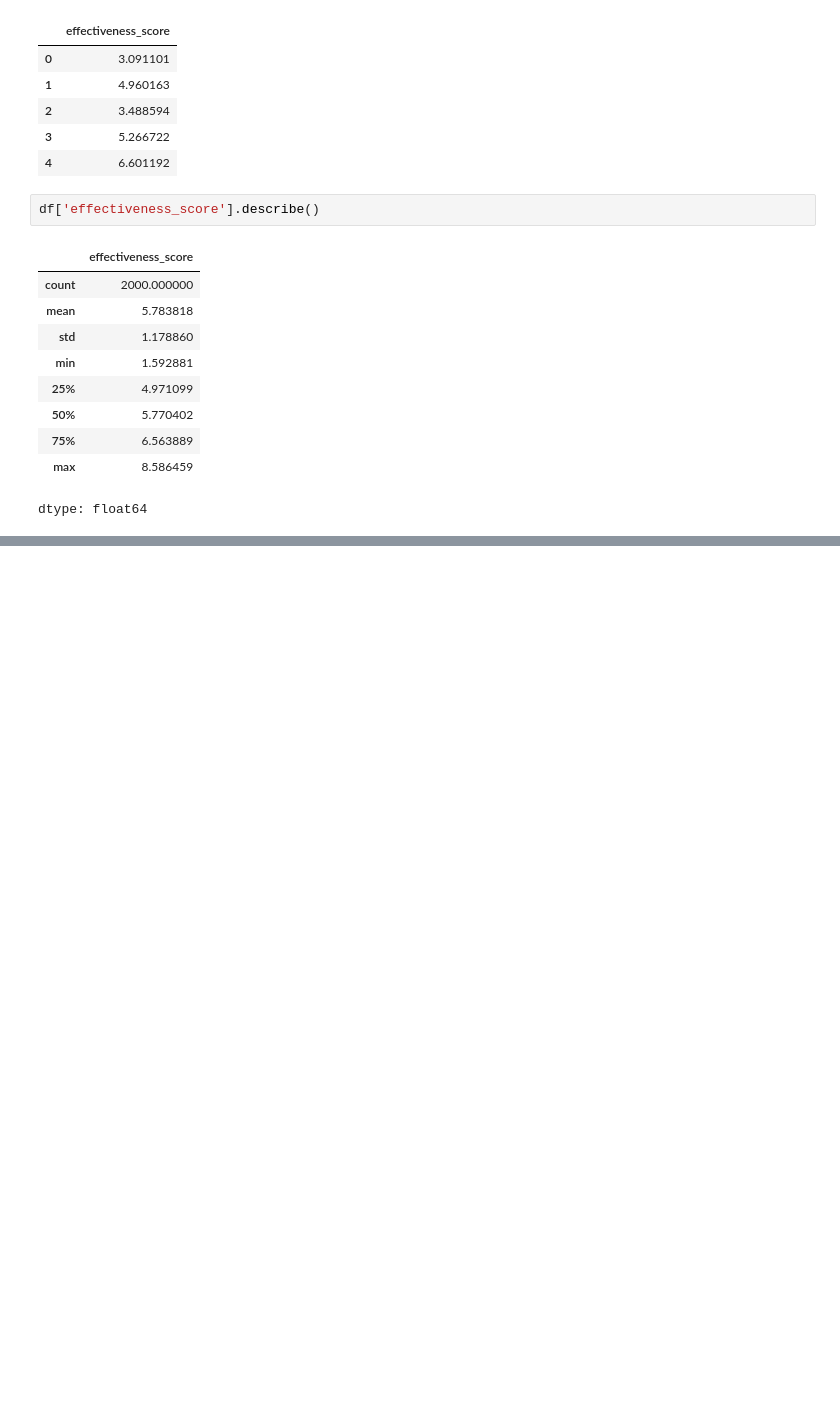
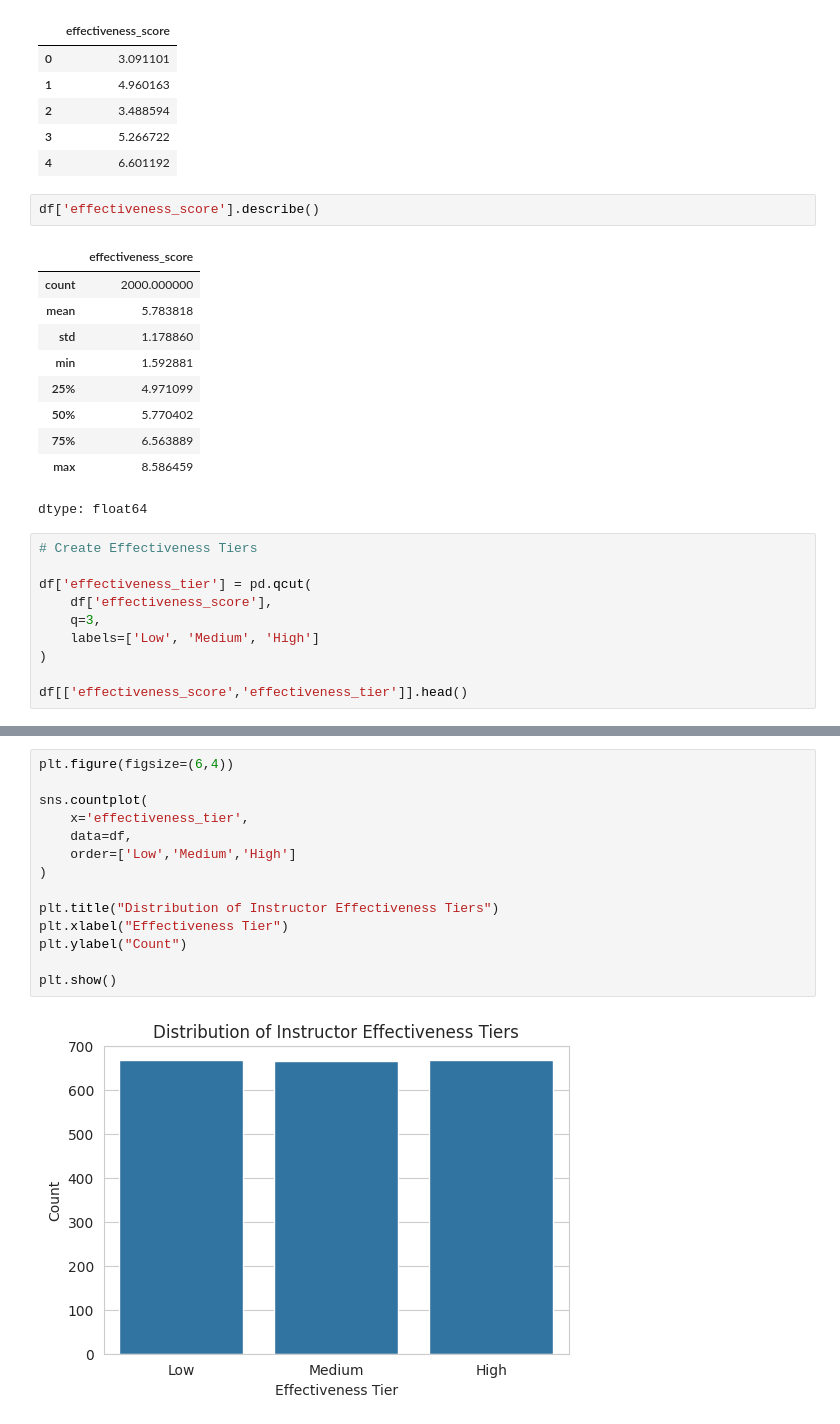
Before and after one commit to pranjalgupta4482-ui/Sales-Performance-Promotion-Impact-Analysis, a Jupyter notebook: content/02-getting-started/jupyter_notebooks.ipynb, the cells around one changed output, grey strips where cells are left out. Drawn from its saved outputs; the diff is of its cells as text; blank space fills up the shorter version.

```diff
--- a/content/02-getting-started/jupyter_notebooks.ipynb
+++ b/content/02-getting-started/jupyter_notebooks.ipynb
@@ -287,3 +287,13 @@ df['effectiveness_score'].describe()
 | 75% | 6.563889 |
 | max | 8.586459 |
 dtype: float64
+# %%
+# Create Effectiveness Tiers
+
+df['effectiveness_tier'] = pd.qcut(
+    df['effectiveness_score'],
+    q=3,
+    labels=['Low', 'Medium', 'High']
+)
+
+df[['effectiveness_score','effectiveness_tier']].head()
@@ -289,0 +318,16 @@ dtype: float64
+# %%
+plt.figure(figsize=(6,4))
+
+sns.countplot(
+    x='effectiveness_tier',
+    data=df,
+    order=['Low','Medium','High']
+)
+
+plt.title("Distribution of Instructor Effectiveness Tiers")
+plt.xlabel("Effectiveness Tier")
+plt.ylabel("Count")
+
+plt.show()
+# %% [output]
+[figure, added]
```
Also changed, not shown: parts of 39 cells of this notebook.
